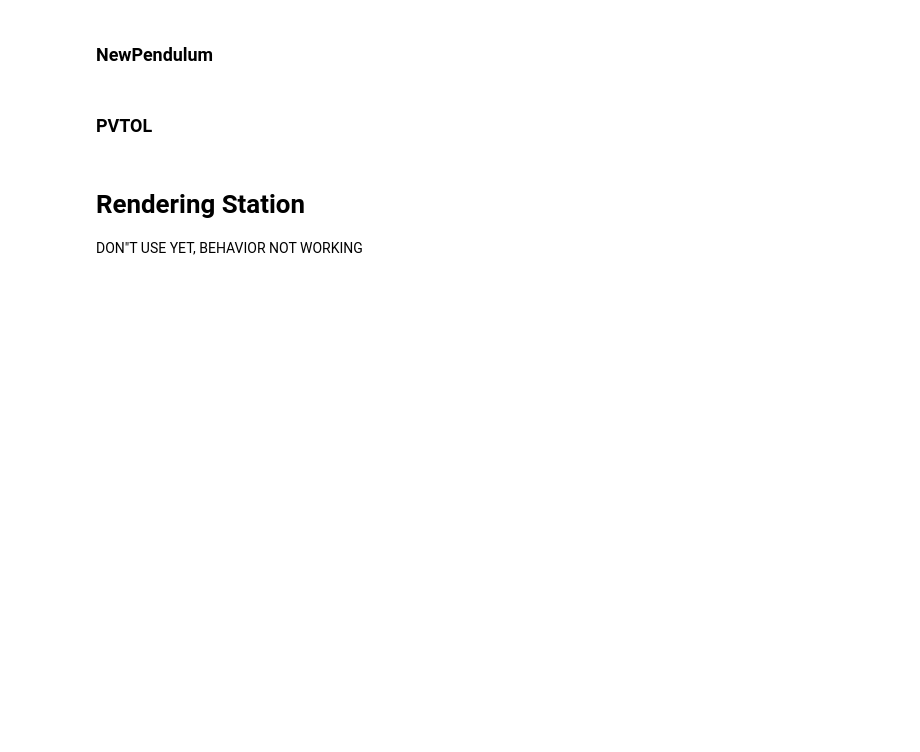
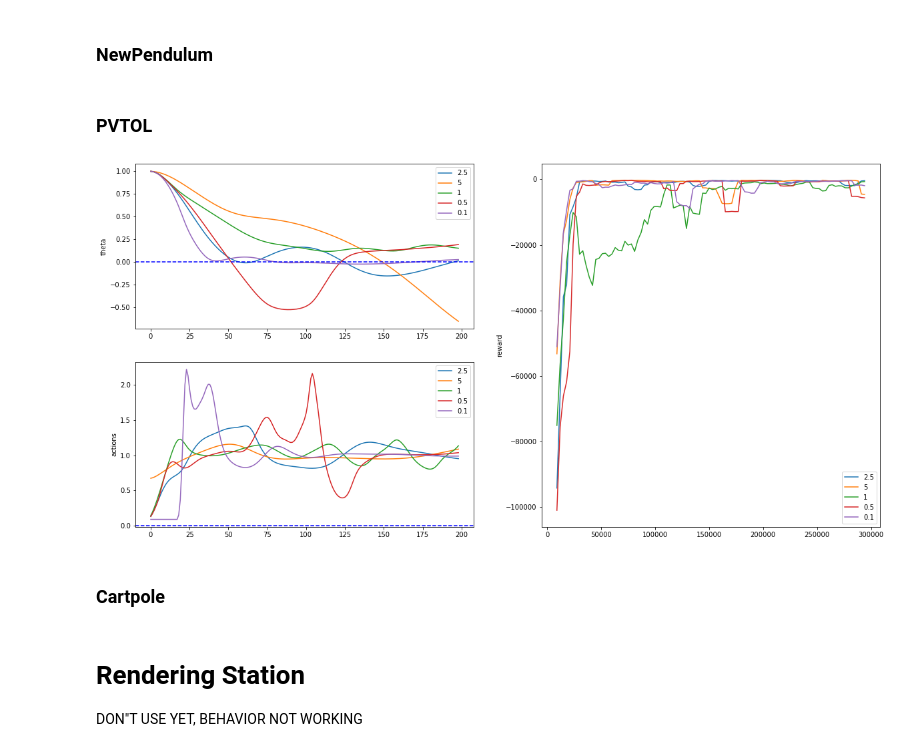
Before and after one commit to mohsinsarwari/RL_Path_Planning, a Jupyter notebook: cheap_control/evaluation.ipynb, the cells around one changed output. Saved outputs shown, nothing was run; the diff lists cells and outputs as text; code cells hidden in the pictures; blank space fills up the shorter version.

```diff
--- a/cheap_control/evaluation.ipynb
+++ b/cheap_control/evaluation.ipynb
@@ -158,30 +166,29 @@ def plot_eval():
 
             rew.append(tb_rew)
 
-            theta = results["newpendulum"]["thetas"]
+            theta = results["newpendulum"]["states"][:, 0]
             actions = results["newpendulum"]["actions"]
 
             plt.subplot(221)
             plt.plot(theta, label=str(params[label]))
-            plt.subplot(224)
+            plt.subplot(223)
             plt.plot(actions, label=str(params[label]))
 
         rew_avg = np.mean(rew, axis=0)
-        n=5
+        n=10
         tb_smoothed = np.cumsum(rew_avg, dtype=float)
         tb_smoothed[n:] = tb_smoothed[n:] - tb_smoothed[:-n]
         tb_smoothed =  tb_smoothed[n - 1:] / n
 
         plt.subplot(222)
         plt.plot(tb_times[(n//2):-(n//2)], tb_smoothed, label=str(params[label]))
-        #plt.plot(tb_times, rew_avg, label=str(params[label]))
 
         trial_id += 1
         runs = filt(check, trial_id)
 
 
 
-    plt.subplot(222)
+    plt.subplot(122)
     plt.ylabel("reward")
     plt.ylim([-4000, 0])
     plt.legend()
@@ -189,7 +196,7 @@ def plot_eval():
     plt.axhline(y=0, color='b', linestyle='--')
     plt.ylabel("theta")
     plt.legend()
-    plt.subplot(224)
+    plt.subplot(223)
     plt.axhline(y=0, color='b', linestyle='--')
     plt.ylabel("actions")
     plt.legend()
@@ -204,54 +211,57 @@ label = "eps"
 def plot_eval():
     plt.figure()
     trial_id = 0
-    runs = filt(check, trial_id)
-    while runs:
+    matches = filt(check)
+    for combo in matches.values():
         rew = []
-        with open(os.path.join(os.path.join("./Runs", runs[0]), "params.pkl"), 'rb') as f:
+        with open(os.path.join(os.path.join("./Runs", combo[0]), "params.pkl"), 'rb') as f:
             params = pickle.load(f)
-        for folder in runs:
-            results = run_eval.evaluate(folder, env='newpendulum', init=[1, 0])
-            tb = results["newpendulum"]["mean_reward"]
+
+        plot = True #plot only one
+        for folder in combo:
+            results = run_eval.evaluate(folder, env='pvtol', init=[1, 1, 0, 0, 0, 0])
+            tb = results["pvtol"]["mean_reward"]
             tb_times = tb[0]
             tb_rew = [a[0] for a in tb[1]]
 
             rew.append(tb_rew)
 
-            theta = results["newpendulum"]["thetas"]
-            actions = results["newpendulum"]["actions"]
+            if plot:
+                theta = results["pvtol"]["states"][:, 1]
+                actions = results["pvtol"]["actions"]
 
-            plt.subplot(221)
-            plt.plot(theta, label=str(params[label]))
-            plt.subplot(224)
-            plt.plot(actions, label=str(params[label]))
+                plt.subplot(221)
+                plt.plot(theta, label=str(params[label]))
+                plt.subplot(223)
+                plt.plot(actions, label=str(params[label]))
+                plot = False
 
         rew_avg = np.mean(rew, axis=0)
         n=5
         tb_smoothed = np.cumsum(rew_avg, dtype=float)
         tb_smoothed[n:] = tb_smoothed[n:] - tb_smoothed[:-n]
         tb_smoothed =  tb_smoothed[n - 1:] / n
 
-        plt.subplot(222)
+        plt.subplot(122)
         plt.plot(tb_times[(n//2):-(n//2)], tb_smoothed, label=str(params[label]))
-        #plt.plot(tb_times, rew_avg, label=str(params[label]))
-
-        trial_id += 1
-        runs = filt(check, trial_id)
 
 
 
-    plt.subplot(222)
+    plt.subplot(122)
     plt.ylabel("reward")
-    plt.ylim([-4000, 0])
     plt.legend()
     plt.subplot(221)
     plt.axhline(y=0, color='b', linestyle='--')
     plt.ylabel("theta")
     plt.legend()
-    plt.subplot(224)
+    plt.subplot(223)
     plt.axhline(y=0, color='b', linestyle='--')
     plt.ylabel("actions")
     plt.legend()
     plt.show()
 
 plot_eval()
+# %% [output]
+[figure, added]
+# %% [markdown]
+### Cartpole
```
Also changed, not shown: parts of 3 cells of this notebook, 7 other files.
